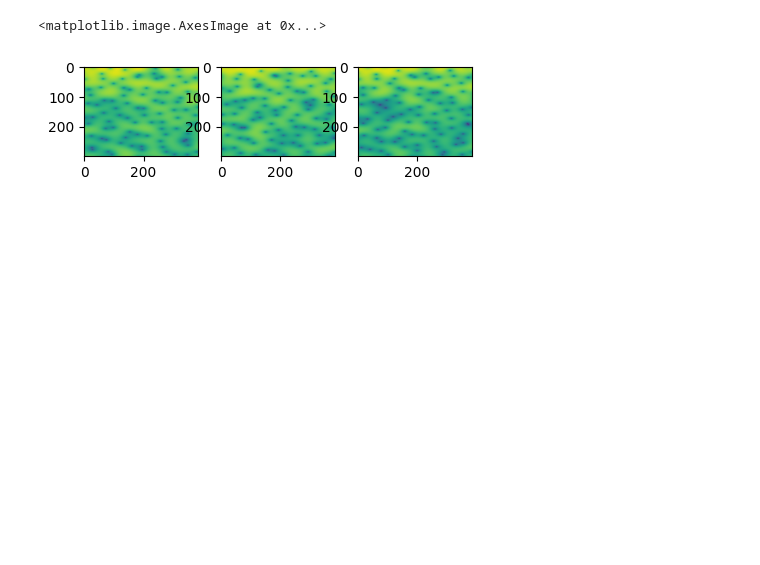
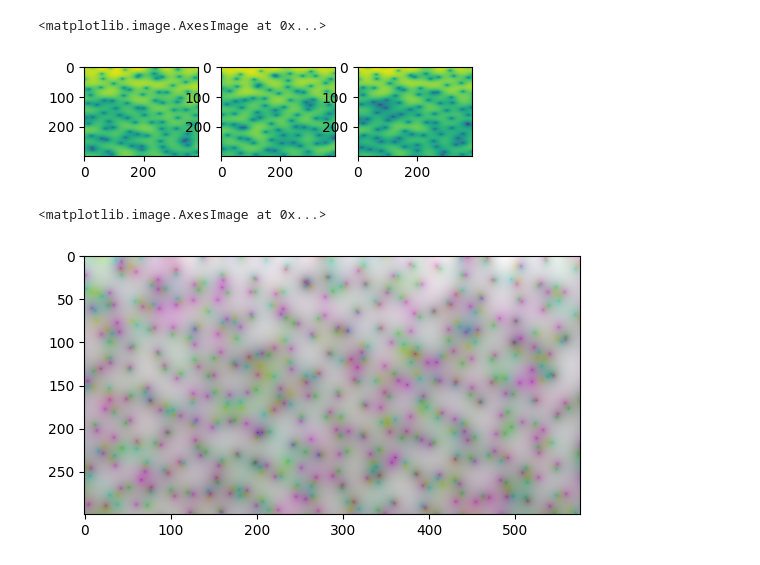
Before and after one commit to duedahl/LU_EEG_Classification, a Jupyter notebook: DataPreparation.ipynb, the cells around one changed output. Saved outputs shown, nothing was run; the diff lists cells and outputs as text; code cells hidden in the pictures; blank space fills up the shorter version.

```diff
--- a/DataPreparation.ipynb
+++ b/DataPreparation.ipynb
@@ -286,3 +203,12 @@ from PIL import Image
 img = Image.fromarray(rgb[:,startindex:endindex,:],"RGB")
 img.show()
 #plt.imshow(np.array(img)[:,:,2])
+# %%
+rgb2 = rgb - rgb.min()
+rgb2 *= 255.0/rgb2.max()
+rgb2=np.uint8(rgb2)
+
+plt.imshow(rgb2)
+# %% [output]
+<matplotlib.image.AxesImage at 0x...>
+[figure, added]
```
Also changed, not shown: parts of 13 cells of this notebook.
